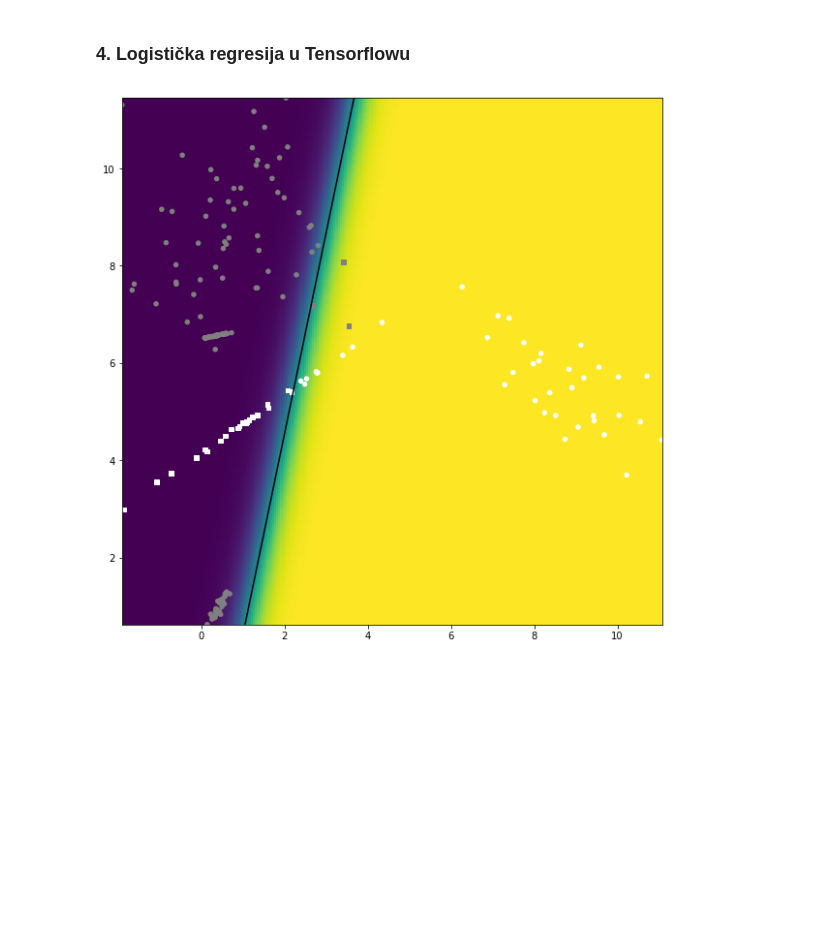
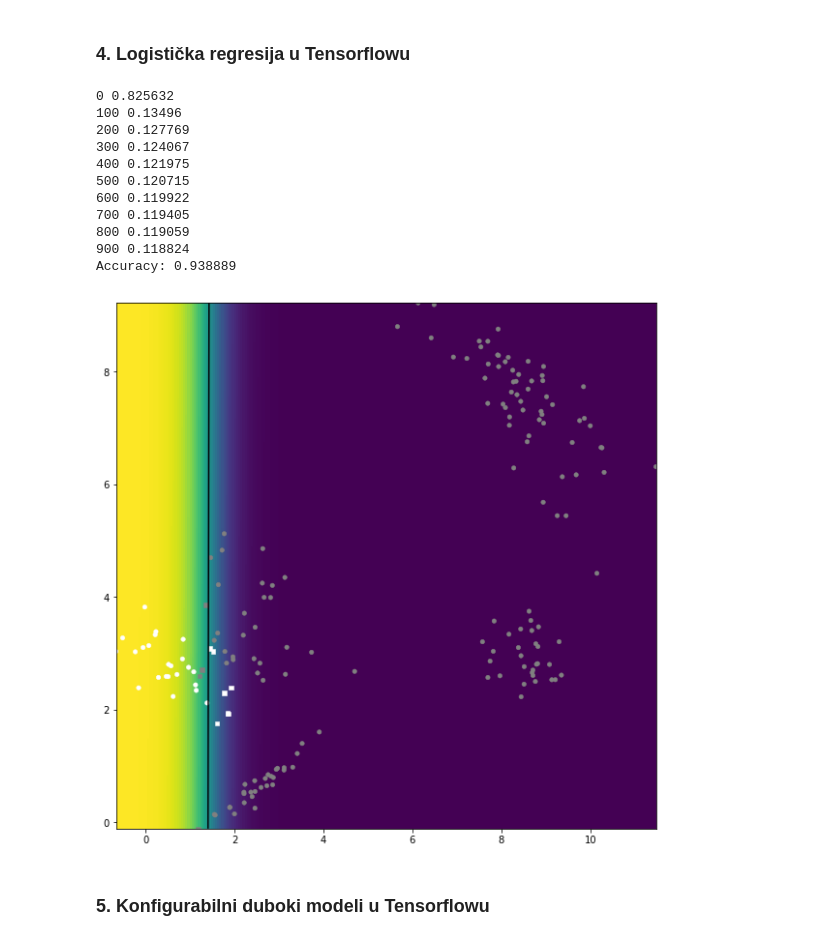
Before and after one commit to DavidBoja/du-lab, a Jupyter notebook: lab1/lab1.ipynb, the cells around one changed output. Cells and saved outputs as stored; diff of their text form; code cells hidden in the pictures; blank space fills up the shorter version.

```diff
--- a/lab1/lab1.ipynb
+++ b/lab1/lab1.ipynb
@@ -87,6 +70,8 @@ sess.run(tf.global_variables_initializer())
 for i in range(100):
     val_loss, _, val_a, val_b = sess.run([loss, train_op, a, b],
         feed_dict={X: [1,2], Y_: [3,5]})
-    print(i, val_loss, val_a, val_b)
+
+    if i % 10 == 0:
+        print(i, val_loss, val_a, val_b)
 # %% [output]
 0 [  9.  25.] 2.6 1.6
@@ -112,7 +90,7 @@ for i in range(100):
 # todo: kako najbolje pazit jel float32 ili float64
 # %%
 class TFLogreg:
-    def __init__(self, D, C, param_delta=0.5):
+    def __init__(self, D, C, param_delta=0.1):
         """Arguments:
            - D: dimensions of each datapoint
            - C: number of classes
@@ -128,12 +106,12 @@ class TFLogreg:
 
         # formulacija modela: izračunati self.probs
         #   koristiti: tf.matmul, tf.nn.softmax
-        self.score = tf.nn.softmax(tf.matmul(self.X, self.W) + self.b)
-        self.softmax = tf.nn.softmax(self.score)
+        self.score = tf.matmul(self.X, self.W) + self.b
+        self.probs = tf.nn.softmax(self.score)
 
         # formulacija gubitka: self.loss
         #   koristiti: tf.log, tf.reduce_sum, tf.reduce_mean
-        self.loss = tf.reduce_mean(-tf.reduce_sum(self.Yoh_ * tf.log(self.softmax), reduction_indices=1))
+        self.loss = tf.reduce_mean(-tf.reduce_sum(self.Yoh_ * tf.log(self.probs), reduction_indices=1))
         # + param_lambda * tf.nn.l2_loss(self.W) # L2 regularizacija
 
         # formulacija operacije učenja: self.train_step
@@ -146,7 +124,7 @@ class TFLogreg:
         #   koristiti: tf.Session
         self.session = tf.Session()
 
-    def train(self, X, Yoh_, param_niter, verbose=False):
+    def train(self, X, Yoh_, param_niter, verbose=False, print_every=100):
         """Arguments:
            - X: actual datapoints [NxD]
            - Yoh_: one-hot encoded labels [NxC]
@@ -165,7 +143,7 @@ class TFLogreg:
             _, val_loss = self.session.run([self.optimizer, self.loss],
                                            feed_dict={self.X: X, self.Yoh_: Yoh_})
 
-            if verbose and i % 10 == 0:
+            if verbose and i % print_every == 0:
                 print(i, val_loss)
 
     def eval(self, X):
@@ -174,41 +152,65 @@ class TFLogreg:
            Returns: predicted class probabilites [NxC]
         """
 
-        return self.session.run(self.softmax, feed_dict={self.X: X})
+        return self.session.run(self.probs, feed_dict={self.X: X})
+
+    def accuracy(self, X, Yoh_):
+        correct_prediction = tf.equal(tf.argmax(self.probs, 1), tf.argmax(self.Yoh_, 1))
+        accuracy = tf.reduce_mean(tf.cast(correct_prediction, tf.float32))
+        return accuracy.eval({self.X: X, self.Yoh_: Yoh_}, session=self.session)
 # %%
 # inicijaliziraj generatore slučajnih brojeva
-np.random.seed(2612)
-tf.set_random_seed(100)
+# tf.set_random_seed(100)
+np.random.seed(505)
 
-verbose = False
+verbose = True
+print_every = 100
 dim = 2
 K = 6
 C = 2
 N = 30
 param_delta = 0.5
 param_niter = 1000
 
 # instanciraj podatke X i labele Yoh_
 X, Y_ = data.sample_gmm(K, C, N)
 Yoh_ = data.class_to_onehot(Y_)
 
 # izgradi graf:
 tflr = TFLogreg(dim, C, param_delta)
 
 # nauči parametre:
-tflr.train(X, Yoh_, param_niter, verbose=verbose)
+tflr.train(X, Yoh_, param_niter, verbose, print_every)
 
 # dohvati vjerojatnosti na skupu za učenje
 probs = tflr.eval(X)
 Y = probs[:,1] > 0.5
 
 # ispiši performansu (preciznost i odziv po razredima)
-
+# Test model
+print('Accuracy:', tflr.accuracy(X, Yoh_))
 
 # iscrtaj rezultate, decizijsku plohu
-def func(X):
-    return tflr.eval(X)[:,1]
+def predict_c1_class(tflr):
+    def classify(X):
+        return tflr.eval(X)[:,1]
+    return classify
 
-visualize_results(X, Y_, Y, func)
+decfun = predict_c1_class(tflr)
+visualize_results(X, Y, Y_, decfun)
+plt.show()
 # %% [output]
+0 0.825632
+100 0.13496
+200 0.127769
+300 0.124067
+400 0.121975
+500 0.120715
+600 0.119922
+700 0.119405
+800 0.119059
+900 0.118824
+Accuracy: 0.938889
-[figure, old version]
+[figure, new version]
+# %% [markdown]
+### 5. Konfigurabilni duboki modeli u Tensorflowu
```
Also changed, not shown: parts of 13 cells of this notebook, 1 other file.
